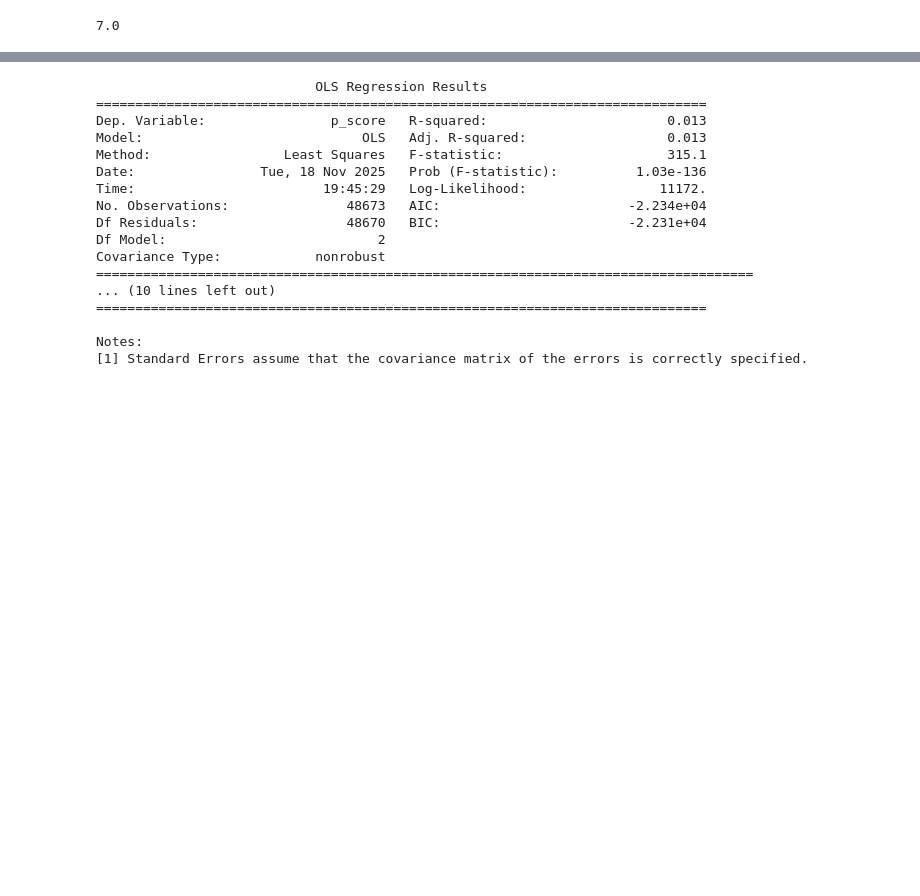
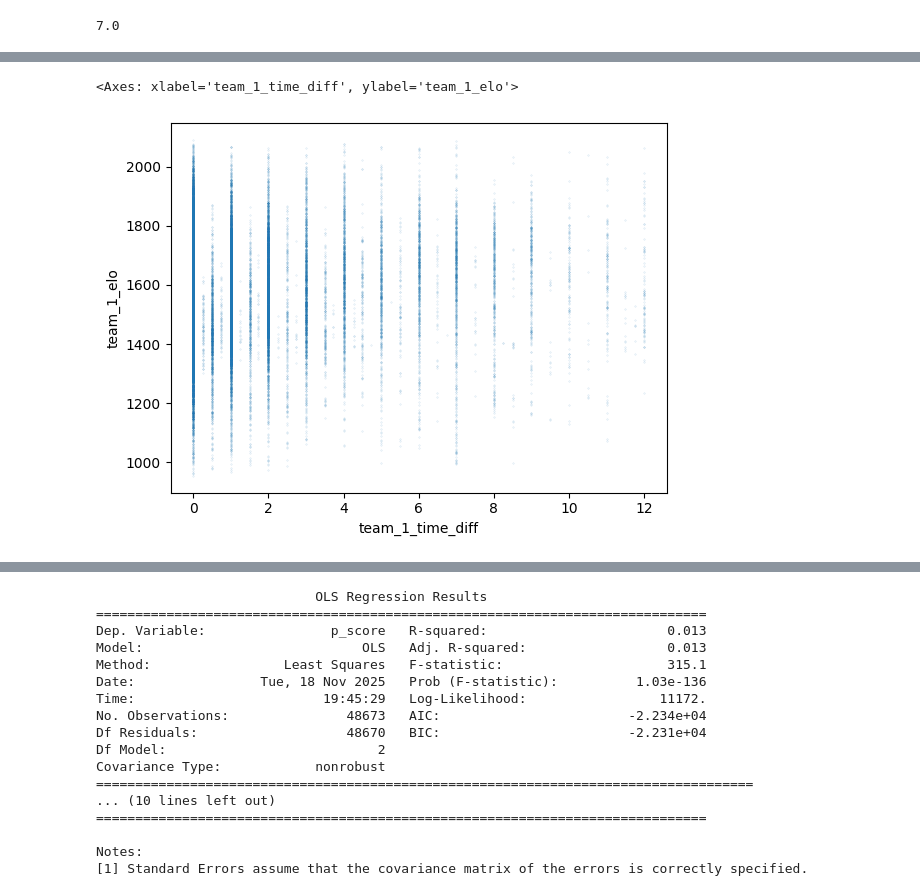
Before and after one commit to thomaskf99/m50, a Jupyter notebook: fifa_analysis.ipynb, the cells around one changed output, grey strips where cells are left out. Drawn from its saved outputs; the diff is of its cells as text; code cells hidden in the pictures; blank space fills up the shorter version.

```diff
--- a/fifa_analysis.ipynb
+++ b/fifa_analysis.ipynb
@@ -526,0 +614,5 @@ for index, row in df.iterrows():
+# %%
+df.plot(x='team_1_time_diff', y='team_1_elo', kind='scatter', s=.05, alpha = .3)
+# %% [output]
+<Axes: xlabel='team_1_time_diff', ylabel='team_1_elo'>
+[figure, added]
```
Also changed, not shown: parts of 34 cells of this notebook.
